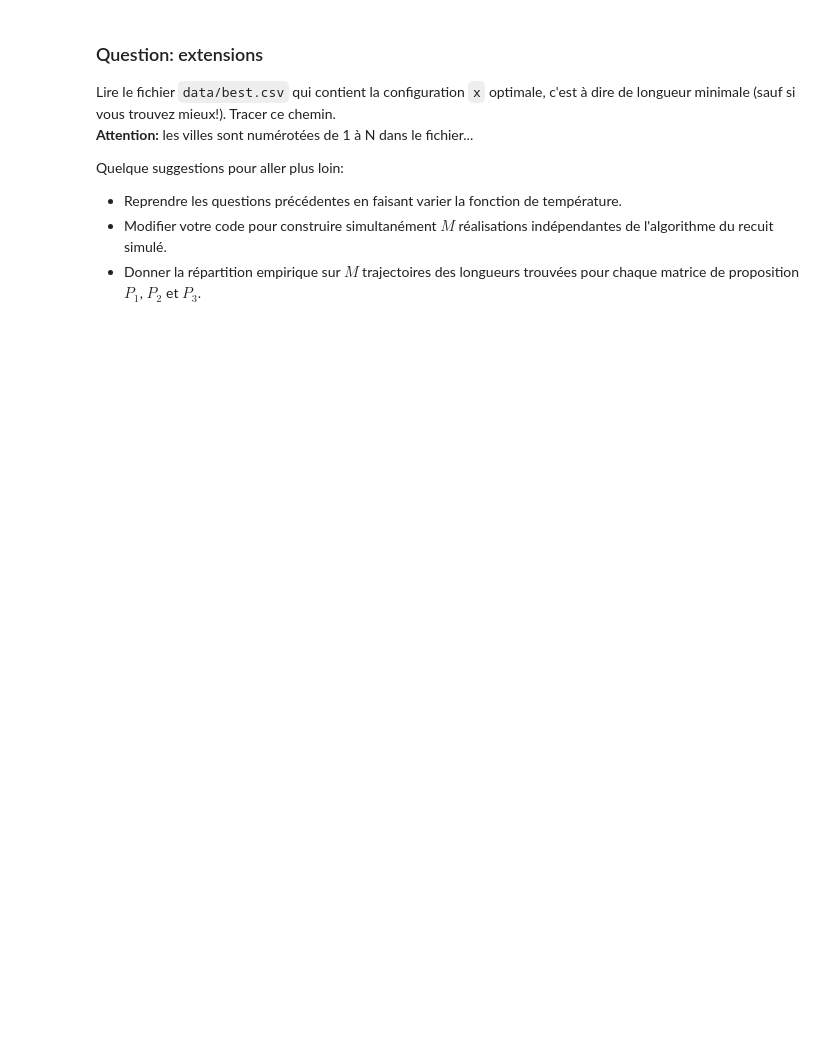
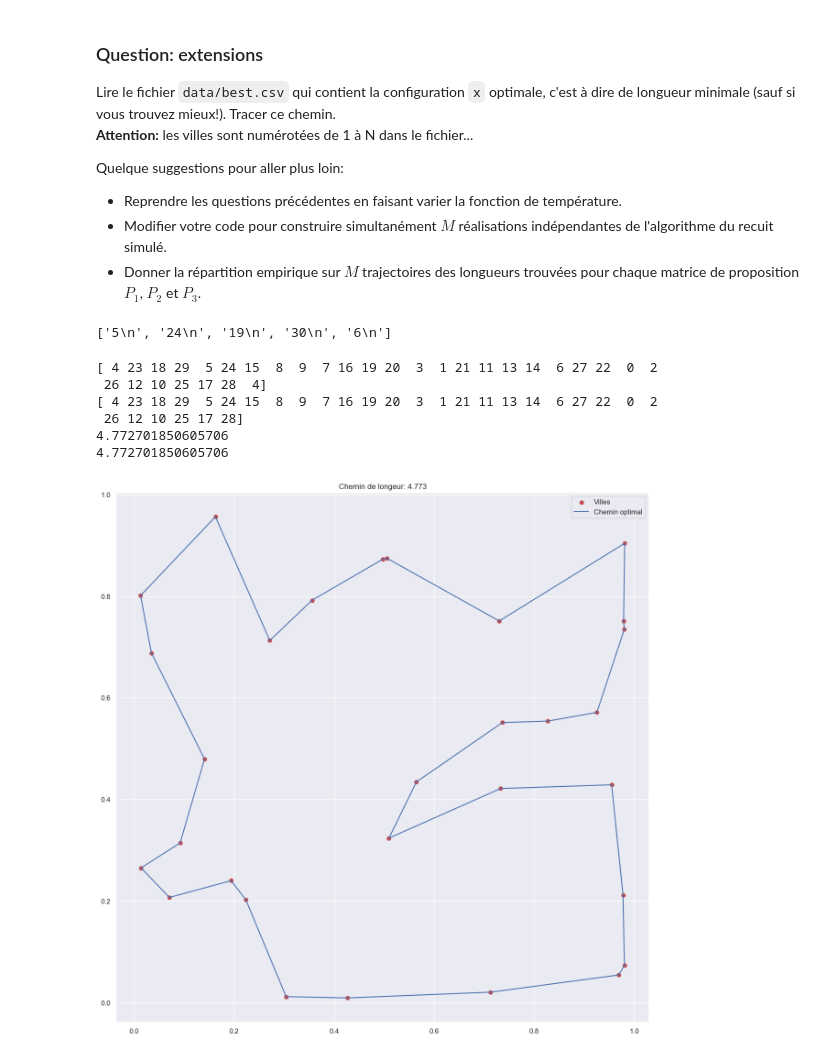
Before and after one commit to PolTibau/Probabilit-s-num-riques, a Jupyter notebook: TP/TP5 Sujet.ipynb, the cells around one changed output. Saved outputs shown, nothing was run; the diff lists cells and outputs as text; code cells hidden in the pictures; blank space fills up the shorter version.

```diff
--- a/TP/TP5 Sujet.ipynb
+++ b/TP/TP5 Sujet.ipynb
@@ -311,3 +332,31 @@ Quelque suggestions pour aller plus loin:
 - Reprendre les questions précédentes en faisant varier la fonction de température.
 - Modifier votre code pour construire simultanément $M$ réalisations indépendantes de l'algorithme du recuit simulé.
 - Donner la répartition empirique sur $M$ trajectoires des longueurs trouvées pour chaque matrice de proposition $P_1$, $P_2$ et $P_3$.
+# %%
+file = open('C:\\Users\\polti\\OneDrive\\Documents\\Sorbonne\\Probabilités numériques\\best.csv', mode='r', encoding='utf-8')
+lines = file.readlines()
+file.close()
+lines[0:5]
+# %% [output]
+['5\n', '24\n', '19\n', '30\n', '6\n']
+# %%
+P = np.array([])
+for i in range(len(lines)):
+    x = int(lines[i].strip("\n"))
+    P = np.append(P, x-1).astype(int)
+P = np.append(P, P[0])
+
+fig, ax = plt.subplots(figsize=(15,15))
+ax.set_title(f"Chemin de longeur: {H(P[:-1]):.3f}")
+ax.scatter(villes[:,0], villes[:,1], color='r', label="Villes")
+ax.plot(villes[P,0], villes[P,1], color='b', label="Chemin optimal")
+ax.legend()
+plt.show()
+# %% [output]
+[ 4 23 18 29  5 24 15  8  9  7 16 19 20  3  1 21 11 13 14  6 27 22  0  2
+ 26 12 10 25 17 28  4]
+[ 4 23 18 29  5 24 15  8  9  7 16 19 20  3  1 21 11 13 14  6 27 22  0  2
+ 26 12 10 25 17 28]
+4.772701850605706
+4.772701850605706
+[figure, added]
```
Also changed, not shown: parts of 8 cells of this notebook.
